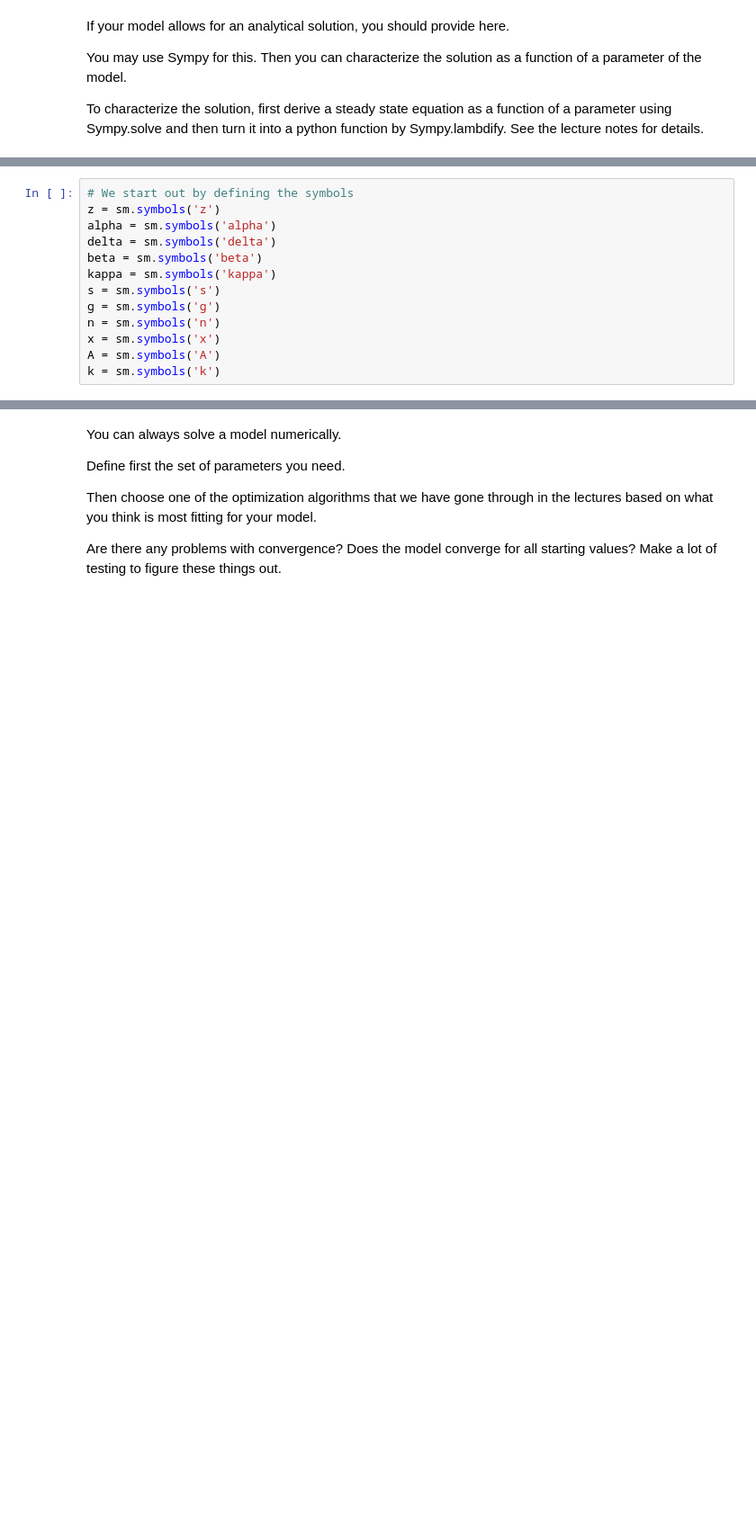
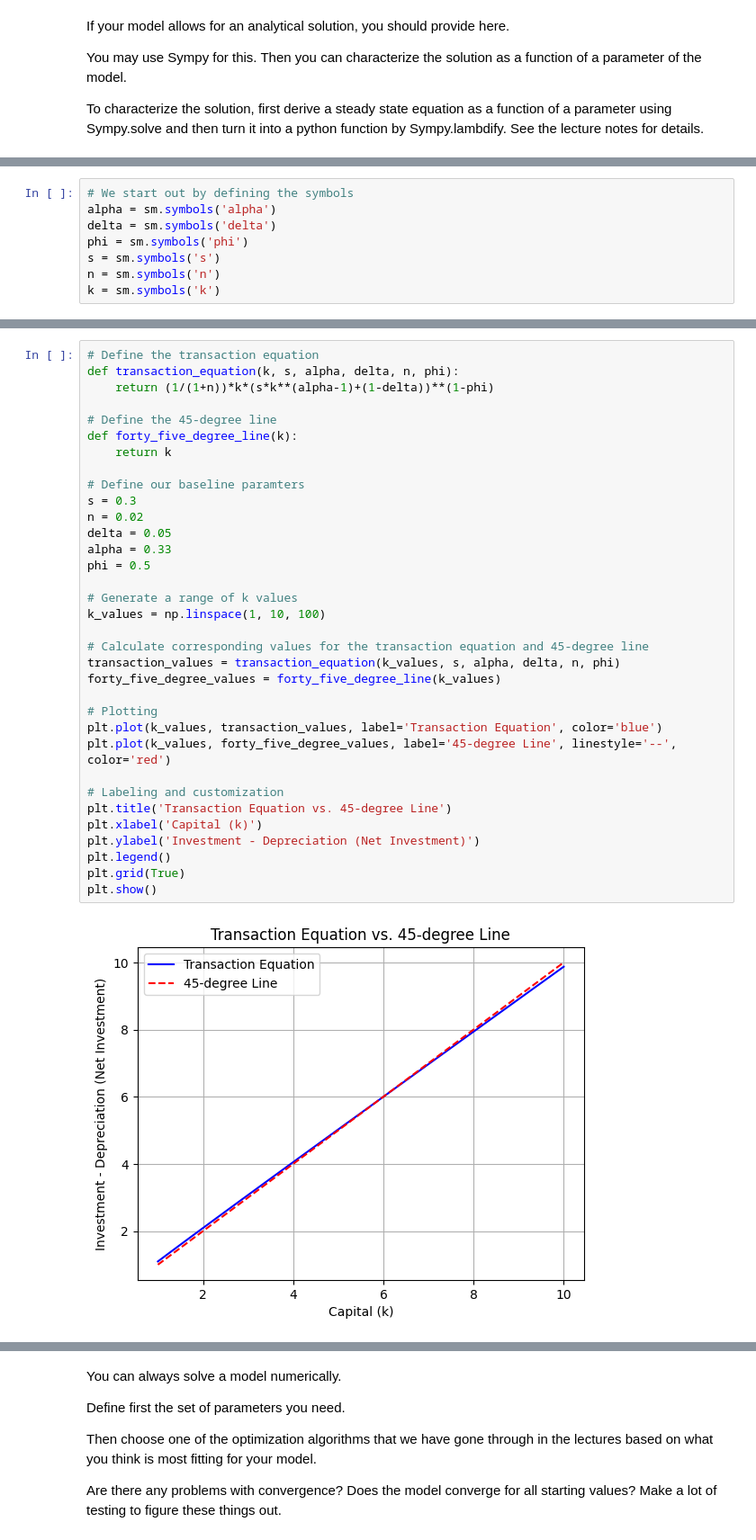
Before and after one commit to NumEconCopenhagen/projects-2024-simon-katrine, a Jupyter notebook: modelproject/modelproject.ipynb, the cells around one changed output, grey strips where cells are left out. Shown at 90% size. Cells and saved outputs as stored; diff of their text form; blank space fills up the shorter version.

```diff
--- a/modelproject/modelproject.ipynb
+++ b/modelproject/modelproject.ipynb
@@ -100,13 +86,8 @@ In the steady state the capital output ratio has found a fixed value depending o
 # %%
 # We start out by defining the symbols
-z = sm.symbols('z')
 alpha = sm.symbols('alpha')
 delta = sm.symbols('delta')
-beta = sm.symbols('beta')
-kappa = sm.symbols('kappa')
+phi = sm.symbols('phi')
 s = sm.symbols('s')
-g = sm.symbols('g')
 n = sm.symbols('n')
-x = sm.symbols('x')
-A = sm.symbols('A')
 k = sm.symbols('k')
@@ -135,0 +113,36 @@ NameError: name 'kss' is not defined
+# %%
+# Define the transaction equation
+def transaction_equation(k, s, alpha, delta, n, phi):
+    return (1/(1+n))*k*(s*k**(alpha-1)+(1-delta))**(1-phi)
+
+# Define the 45-degree line
+def forty_five_degree_line(k):
+    return k
+
+# Define our baseline paramters
+s = 0.3
+n = 0.02
+delta = 0.05
+alpha = 0.33
+phi = 0.5
+
+# Generate a range of k values
+k_values = np.linspace(1, 10, 100)
+
+# Calculate corresponding values for the transaction equation and 45-degree line
+transaction_values = transaction_equation(k_values, s, alpha, delta, n, phi)
+forty_five_degree_values = forty_five_degree_line(k_values)
+
+# Plotting
+plt.plot(k_values, transaction_values, label='Transaction Equation', color='blue')
+plt.plot(k_values, forty_five_degree_values, label='45-degree Line', linestyle='--', color='red')
+
+# Labeling and customization
+plt.title('Transaction Equation vs. 45-degree Line')
+plt.xlabel('Capital (k)')
+plt.ylabel('Investment - Depreciation (Net Investment)')
+plt.legend()
+plt.grid(True)
+plt.show()
+# %% [output]
+[figure, added]
```
Also changed, not shown: parts of 23 cells of this notebook, 1 other file.
